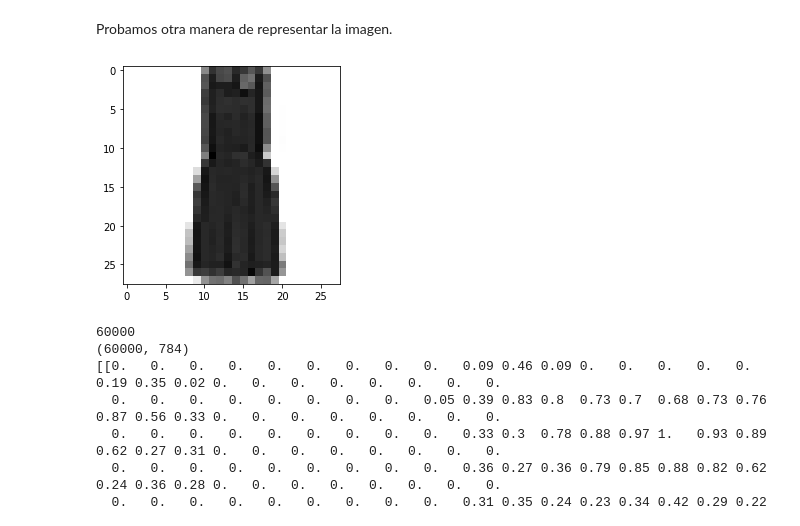
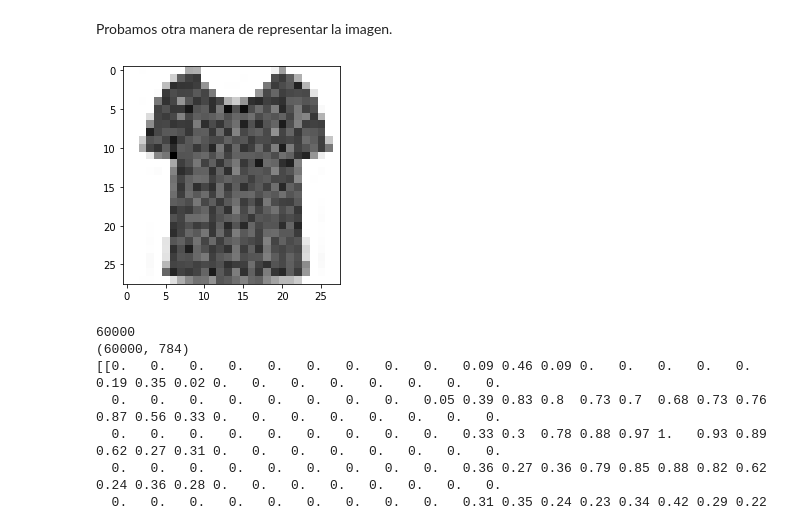
Before and after one commit to Yedramartinolmos/P1AA, a Jupyter notebook: AA_PRACTICA1_GRUPO_7.ipynb, the cells around one changed output. Cells and saved outputs as stored; diff of their text form; code cells hidden in the pictures.

```diff
--- a/AA_PRACTICA1_GRUPO_7.ipynb
+++ b/AA_PRACTICA1_GRUPO_7.ipynb
@@ -69,11 +83,11 @@ test_labels[1000]
 Probamos otra manera de representar la imagen.
 # %%
 import matplotlib.pyplot as plt
-digit = train_images[30000]
+digit = test_images[1000]
 plt.imshow(digit, cmap=plt.cm.binary)
 plt.show()
 # %% [output]
-[figure, old version]
+[figure, new version]
 # %%
 train_images = train_images.reshape((60000, 28 * 28))
 train_images = train_images.astype('float32') / 255
```
Also changed, not shown: parts of 5 cells of this notebook.
